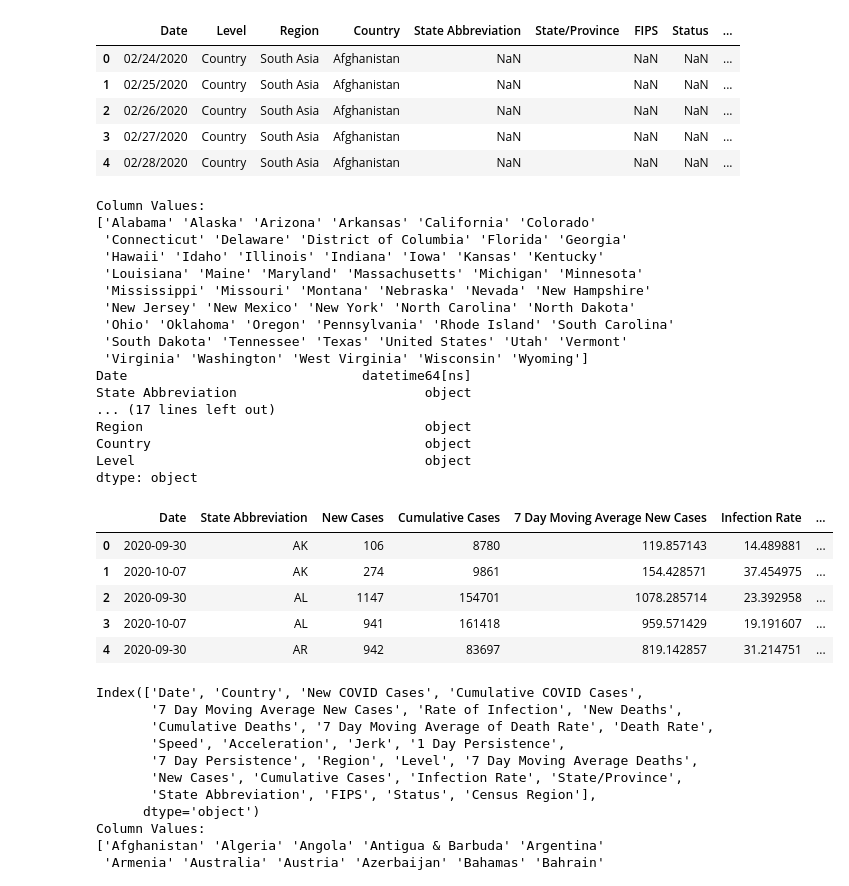
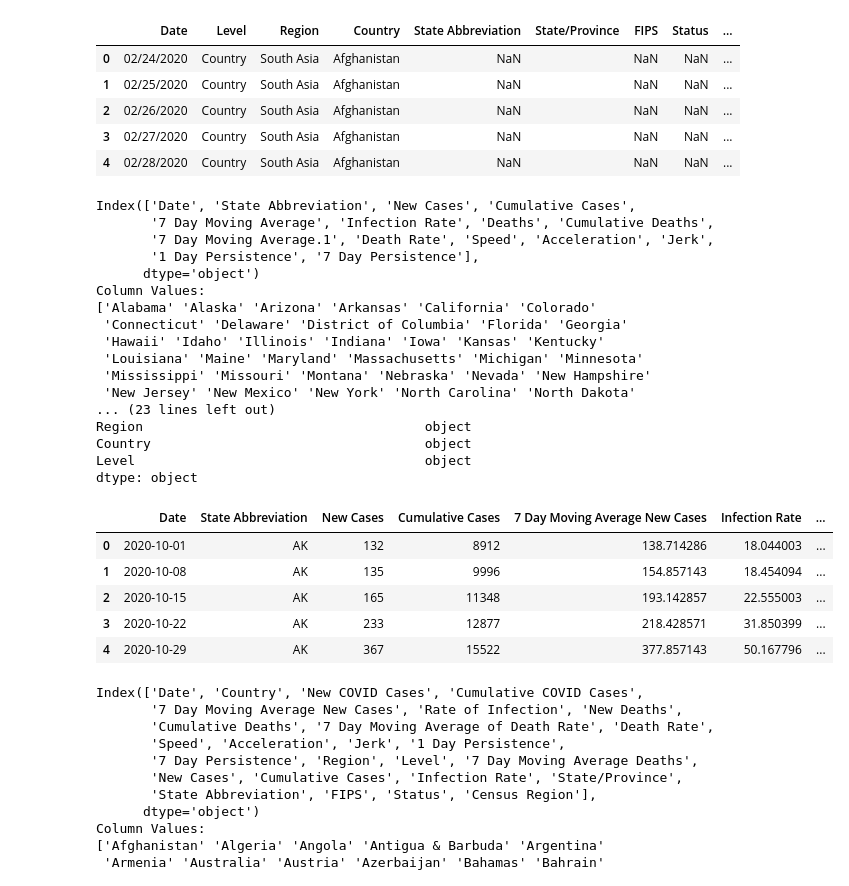
Before and after one commit to janinewhite/Global-COVID-Surveillance, a Jupyter notebook: COVID Surveillance.ipynb, the cells around one changed output. Drawn from its saved outputs; the diff is of its cells as text; code cells hidden in the pictures.

```diff
--- a/COVID Surveillance.ipynb
+++ b/COVID Surveillance.ipynb
@@ -1483,46 +1483,49 @@ Index(['Date', 'Level', 'Region', 'Country', 'State Abbreviation',
 | 3 | 02/27/2020 | Country | South Asia | Afghanistan | NaN |  | NaN | NaN | ... |
 | 4 | 02/28/2020 | Country | South Asia | Afghanistan | NaN |  | NaN | NaN | ... |
 # %%
-pgmm_us = pd.read_excel(us_r)
+pgmm_us = pd.read_excel(r'C:\Users\janin\Downloads\United States - 11-16-20.xlsx')
+print(pgmm_us.columns)
+pgmm_us
 pgmm_us = pd.merge(pgmm_us,us_state_codes,on='State Abbreviation')
+pgmm_us["Week"] = pgmm_us["Date"].apply(lambda x: str(x.isocalendar()[0]) + " W" + str(x.isocalendar()[1]))
 pgmm_us["Region"] = "North America"
 pgmm_us["Region"] = pgmm_us["Region"].astype(str)
 pgmm_us["Country"] = "United States"
 pgmm_us["Country"] = pgmm_us["Country"].astype(str)
 pgmm_us.rename(columns = {'7 Day Moving Average': '7 Day Moving Average New Cases',
                           '7 Day Moving Average.1': '7 Day Moving Average Deaths',
                           'Deaths': 'New Deaths',
-                          'First Day of Week': 'Date'
+                          'State/Province': 'State',
                          }, inplace = True)
-print_column_unique(pgmm_us["State/Province"])
-pgmm_us["Level"] = pgmm_us["State/Province"].apply(lambda x: "Country" if x == "United States" else "State/Province")
+print_column_unique(pgmm_us["State"])
+pgmm_us["Level"] = pgmm_us["State"].apply(lambda x: "Country" if x == "United States" else "State/Province")
 print(pgmm_us.dtypes)
 pgmm_us.to_excel(cleanedFolder + "US_cleaned.xlsx", index = False)
 pgmm_us.head()
 # %% [output]
+Index(['Date', 'State Abbreviation', 'New Cases', 'Cumulative Cases',
+       '7 Day Moving Average', 'Infection Rate', 'Deaths', 'Cumulative Deaths',
+       '7 Day Moving Average.1', 'Death Rate', 'Speed', 'Acceleration', 'Jerk',
+       '1 Day Persistence', '7 Day Persistence'],
+      dtype='object')
 Column Values:
 ['Alabama' 'Alaska' 'Arizona' 'Arkansas' 'California' 'Colorado'
  'Connecticut' 'Delaware' 'District of Columbia' 'Florida' 'Georgia'
  'Hawaii' 'Idaho' 'Illinois' 'Indiana' 'Iowa' 'Kansas' 'Kentucky'
  'Louisiana' 'Maine' 'Maryland' 'Massachusetts' 'Michigan' 'Minnesota'
  'Mississippi' 'Missouri' 'Montana' 'Nebraska' 'Nevada' 'New Hampshire'
  'New Jersey' 'New Mexico' 'New York' 'North Carolina' 'North Dakota'
- 'Ohio' 'Oklahoma' 'Oregon' 'Pennsylvania' 'Rhode Island' 'South Carolina'
- 'South Dakota' 'Tennessee' 'Texas' 'United States' 'Utah' 'Vermont'
- 'Virginia' 'Washington' 'West Virginia' 'Wisconsin' 'Wyoming']
-Date                              datetime64[ns]
-State Abbreviation                        object
-... (17 lines left out)
+... (23 lines left out)
 Region                                    object
 Country                                   object
 Level                                     object
 dtype: object
 |  | Date | State Abbreviation | New Cases | Cumulative Cases | 7 Day Moving Average New Cases | Infection Rate | ... |
-| 0 | 2020-09-30 | AK | 106 | 8780 | 119.857143 | 14.489881 | ... |
-| 1 | 2020-10-07 | AK | 274 | 9861 | 154.428571 | 37.454975 | ... |
-| 2 | 2020-09-30 | AL | 1147 | 154701 | 1078.285714 | 23.392958 | ... |
-| 3 | 2020-10-07 | AL | 941 | 161418 | 959.571429 | 19.191607 | ... |
-| 4 | 2020-09-30 | AR | 942 | 83697 | 819.142857 | 31.214751 | ... |
+| 0 | 2020-10-01 | AK | 132 | 8912 | 138.714286 | 18.044003 | ... |
+| 1 | 2020-10-08 | AK | 135 | 9996 | 154.857143 | 18.454094 | ... |
+| 2 | 2020-10-15 | AK | 165 | 11348 | 193.142857 | 22.555003 | ... |
+| 3 | 2020-10-22 | AK | 233 | 12877 | 218.428571 | 31.850399 | ... |
+| 4 | 2020-10-29 | AK | 367 | 15522 | 377.857143 | 50.167796 | ... |
 # %%
 all_configured = pd.concat([pgmm_ssa, pgmm_sa], sort=False)
 all_configured = pd.concat([all_configured, pgmm_la], sort=False)
```
Also changed, not shown: parts of 1 cell of this notebook, 9 other files.
